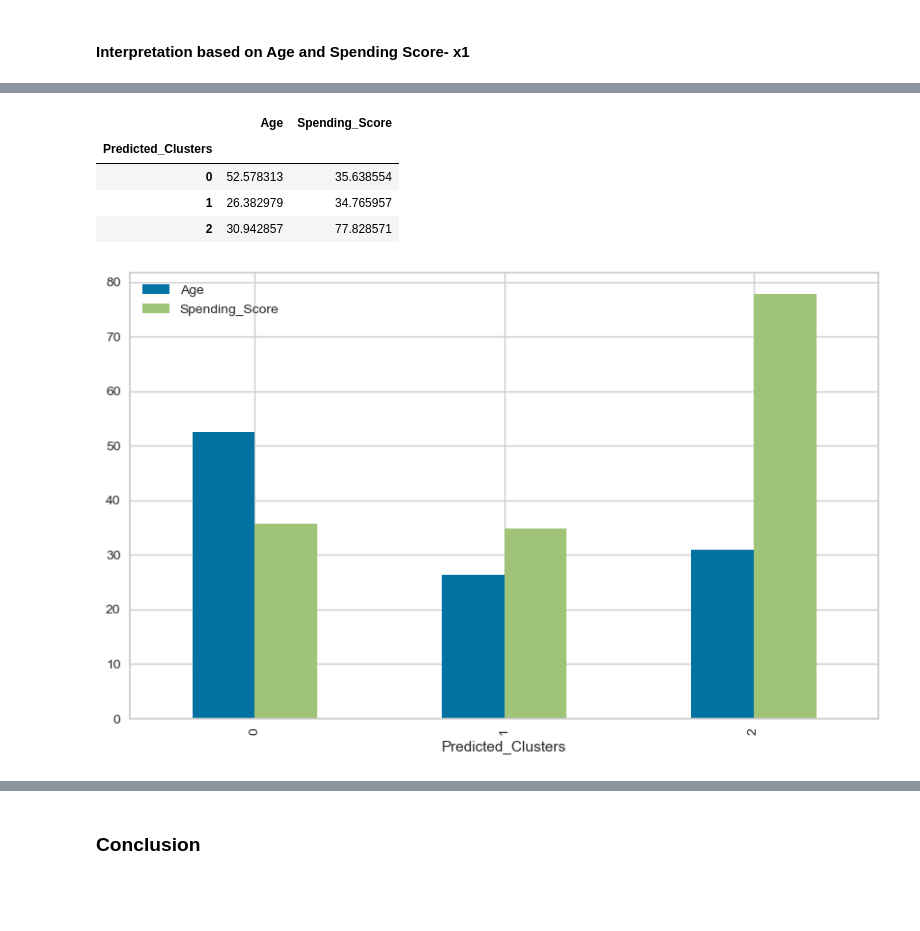
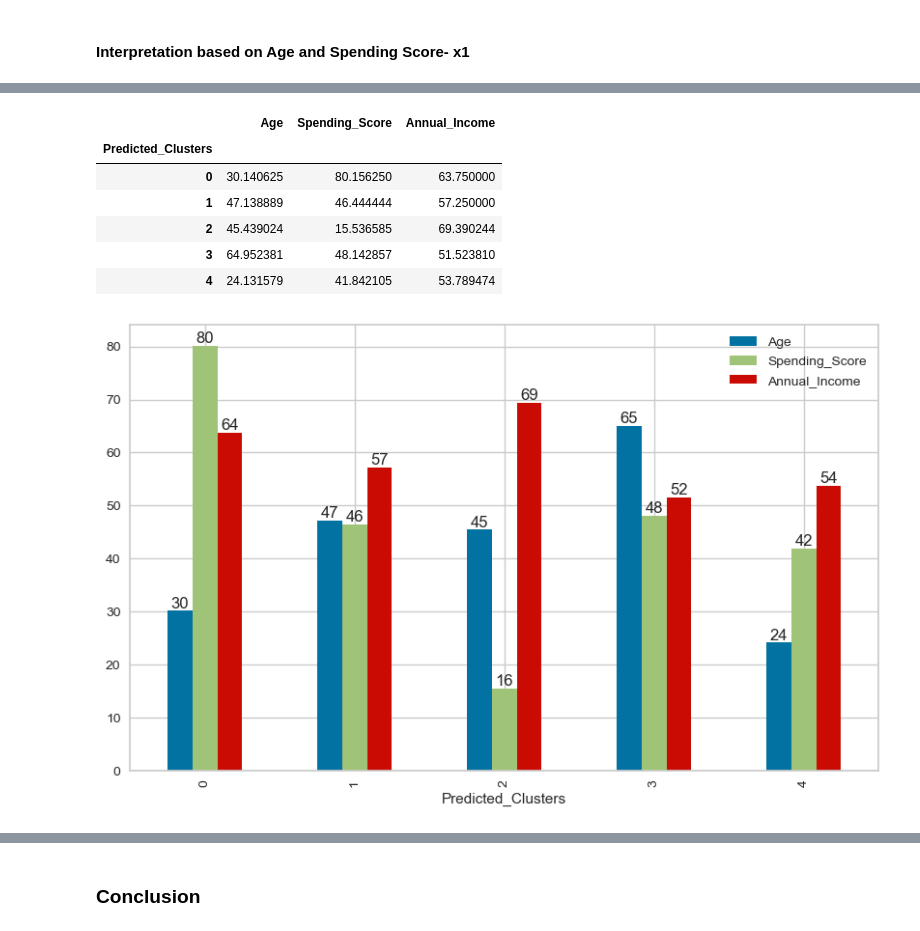
Before and after one commit to F4561/learning-from-data, a Jupyter notebook: Cluestering_Analysis_Customers_Segmentation_Project__Ali_Y.ipynb, the cells around one changed output, grey strips where cells are left out. Drawn from its saved outputs; the diff is of its cells as text; code cells hidden in the pictures; blank space fills up the shorter version.

```diff
--- a/Cluestering_Analysis_Customers_Segmentation_Project__Ali_Y.ipynb
+++ b/Cluestering_Analysis_Customers_Segmentation_Project__Ali_Y.ipynb
@@ -985,0 +988,6 @@ sns.pairplot(X2, hue= "Predicted_Clusters", palette="bright");
+# %%
+scaler = StandardScaler()
+X = scaler.fit_transform(X)
+# %%
+model_X = KMeans(n_clusters = 5, random_state=42)
+model_X.fit_predict(X)
@@ -986,2 +1005,2 @@ sns.pairplot(X2, hue= "Predicted_Clusters", palette="bright");
 # %%
-clusters_X
+clusters_X = model_X.labels_
@@ -999,3 +1007,2 @@ array([1, 2, 1, 2, 1, 2, 1, 2, 0, 2, 0, 2, 0, 2, 1, 2, 0, 2, 0, 2, 0, 2,
 # %%
-X = df0[["Age", "Spending_Score"]]
-X["Predicted_Clusters"] = clusters_X
+X = df0[["Age", "Spending_Score", "Annual_Income"]]
@@ -1002,12 +1031,16 @@ X["Predicted_Clusters"] = clusters_X
 # %%
 X.groupby("Predicted_Clusters").mean()
 # %% [output]
-|  | Age | Spending_Score |
-| Predicted_Clusters |  |  |
-| 0 | 52.578313 | 35.638554 |
-| 1 | 26.382979 | 34.765957 |
-| 2 | 30.942857 | 77.828571 |
+|  | Age | Spending_Score | Annual_Income |
+| Predicted_Clusters |  |  |  |
+| 0 | 30.140625 | 80.156250 | 63.750000 |
+| 1 | 47.138889 | 46.444444 | 57.250000 |
+| 2 | 45.439024 | 15.536585 | 69.390244 |
+| 3 | 64.952381 | 48.142857 | 51.523810 |
+| 4 | 24.131579 | 41.842105 | 53.789474 |
 # %%
-X.groupby("Predicted_Clusters").mean().plot(kind="bar", figsize=(10,6));
+ax = X.groupby("Predicted_Clusters").mean().plot(kind='bar', figsize = (10,6))
+for p in ax.containers:
+    ax.bar_label(p, fmt="%.0f");
 # %% [output]
-[figure, old version]
+[figure, new version]
```
Also changed, not shown: parts of 33 cells of this notebook.
